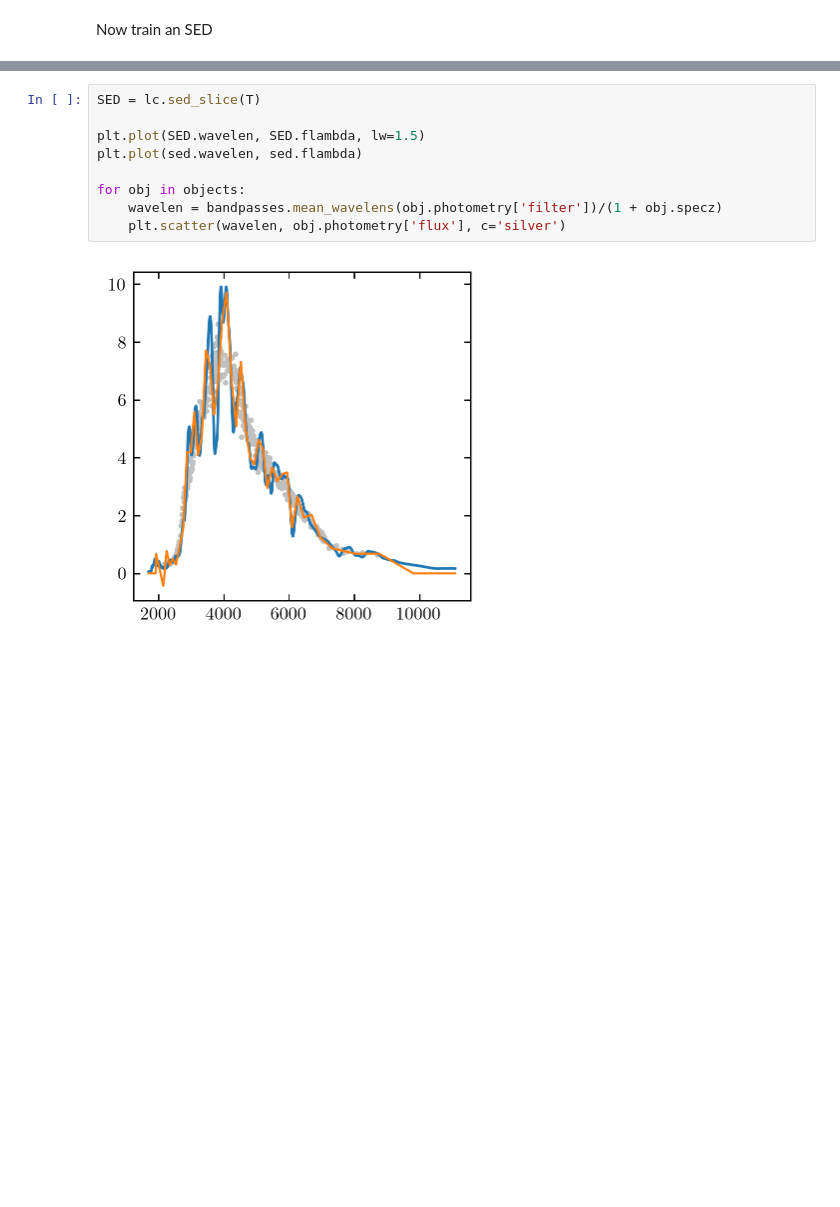
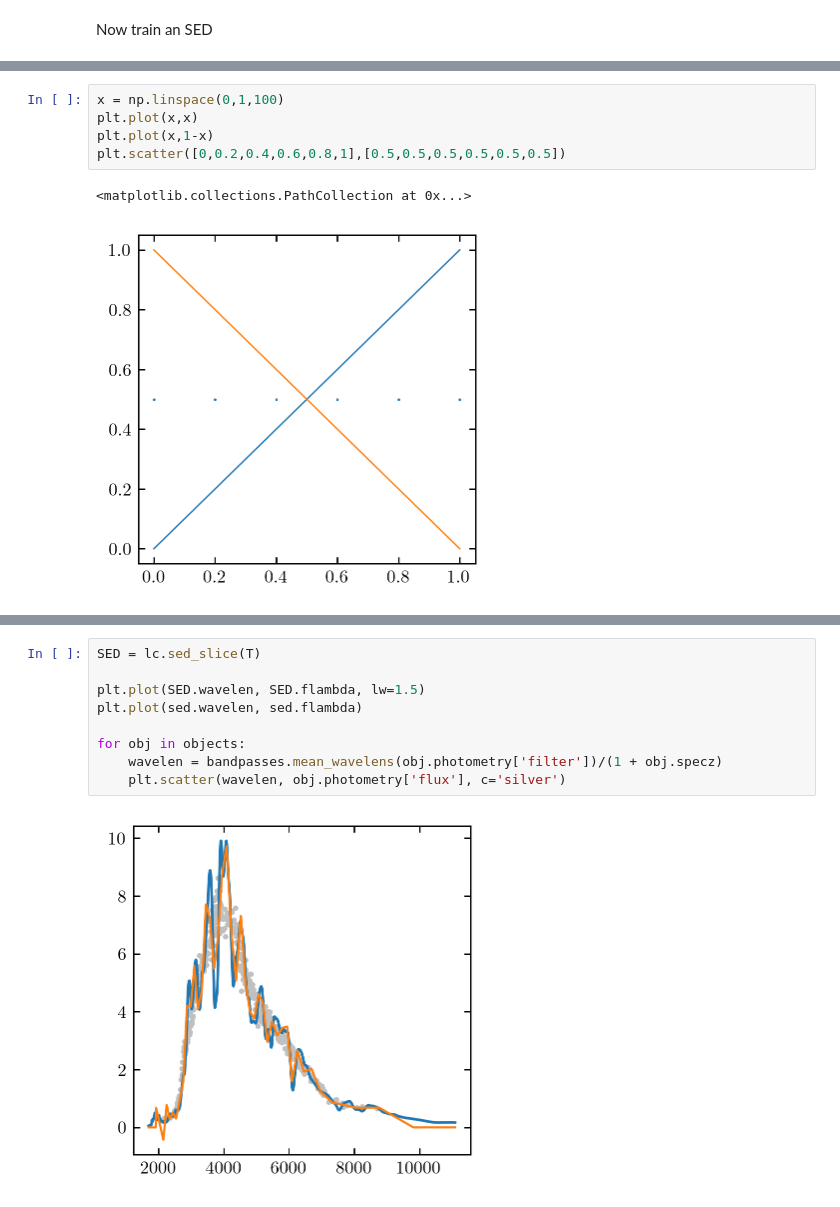
Before and after one commit to jfcrenshaw/sn_lightcurve_learning, a Jupyter notebook: new_learning_ex-Copy1.ipynb, the cells around one changed output, grey strips where cells are left out. Drawn from its saved outputs; the diff is of its cells as text; blank space fills up the shorter version.

```diff
--- a/new_learning_ex-Copy1.ipynb
+++ b/new_learning_ex-Copy1.ipynb
@@ -98 +119,9 @@ Wall time: 3min 31s
+# %%
+x = np.linspace(0,1,100)
+plt.plot(x,x)
+plt.plot(x,1-x)
+plt.scatter([0,0.2,0.4,0.6,0.8,1],[0.5,0.5,0.5,0.5,0.5,0.5])
+# %% [output]
+<matplotlib.collections.PathCollection at 0x...>
+[figure, added]
 # %%
```
Also changed, not shown: parts of 21 cells of this notebook, 3 other files.
